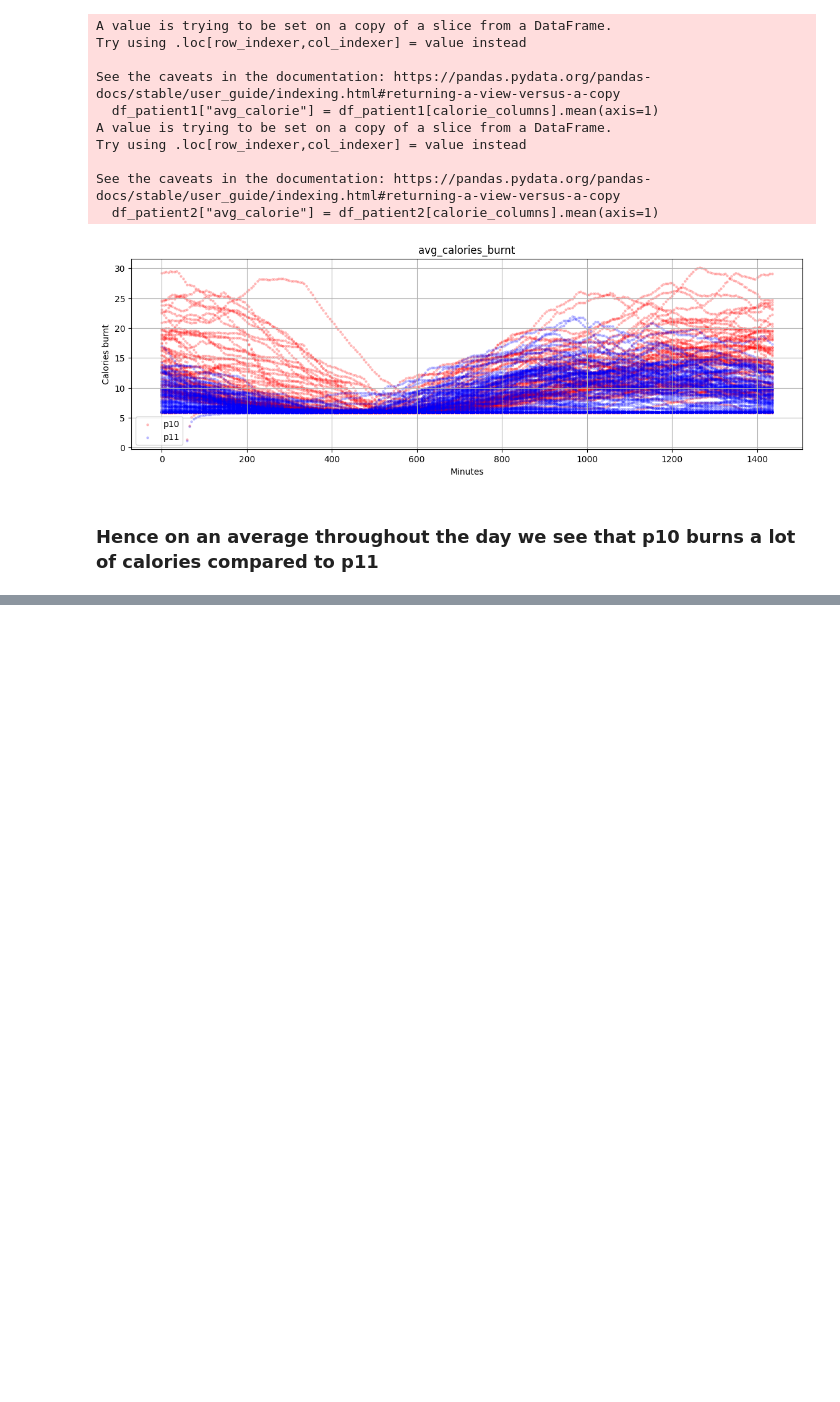
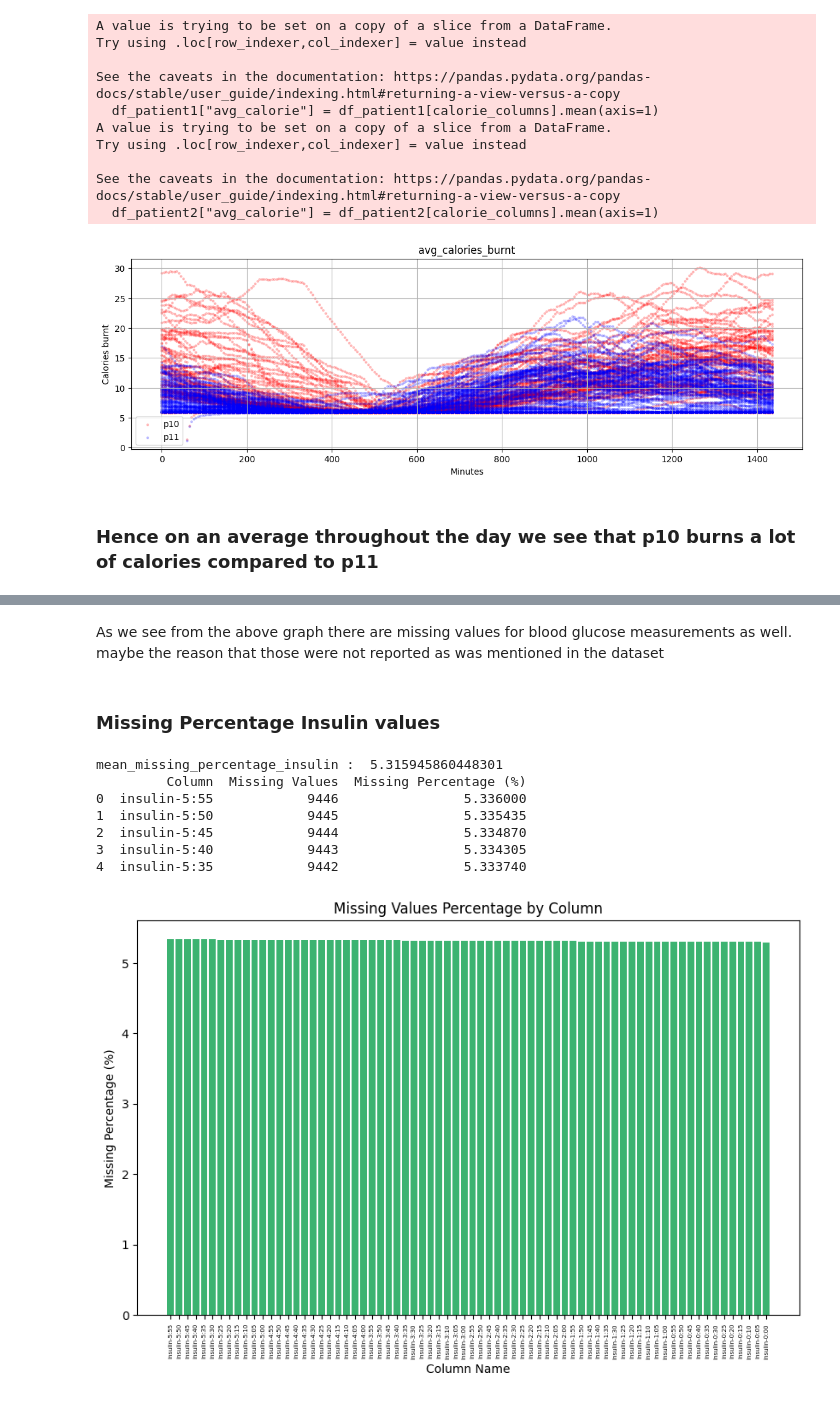
Before and after one commit to bhowmick1993/blood_glucose_prediction, a Jupyter notebook: src/notebooks/ab-brist1d-bgp-eda.ipynb, the cells around one changed output, grey strips where cells are left out. Cells and saved outputs as stored; diff of their text form; code cells hidden in the pictures; blank space fills up the shorter version.

```diff
--- a/src/notebooks/ab-brist1d-bgp-eda.ipynb
+++ b/src/notebooks/ab-brist1d-bgp-eda.ipynb
@@ -473,0 +515,36 @@ See the caveats in the documentation: https://pandas.pydata.org/pandas-docs/stab
+# %% [markdown]
+As we see from the above graph there are missing values for blood glucose measurements as well. maybe the reason that those were not reported as was mentioned in the dataset
+# %% [markdown]
+### Missing Percentage Insulin values
+# %%
+# get the missing values column wise and plot them
+insulin_columns = train_csv.filter(regex='^insulin')
+missing_values = insulin_columns.isnull().sum()
+total_rows = insulin_columns.shape[0]
+missing_percentage = (insulin_columns.isnull().mean() * 100)
+
+results_df = pd.DataFrame({'Column': missing_values.index,
+                          'Missing Values': missing_values.values,
+                          'Missing Percentage (%)': missing_percentage.values})
+
+results_df = results_df.sort_values(by='Missing Percentage (%)', ascending=False)
+mean_missing_percentage_insulin = results_df['Missing Percentage (%)'].mean()
+print("mean_missing_percentage_insulin : ", mean_missing_percentage_insulin)
+print(results_df.head())
+
+plt.figure(figsize=(10, 6))
+plt.bar(results_df['Column'], results_df['Missing Percentage (%)'], color='mediumseagreen')
+plt.xlabel('Column Name')
+plt.ylabel('Missing Percentage (%)')
+plt.title('Missing Values Percentage by Column')
+plt.xticks(rotation=90, fontsize=5)
+plt.show()
+# %% [output]
+mean_missing_percentage_insulin :  5.315945860448301
+         Column  Missing Values  Missing Percentage (%)
+0  insulin-5:55            9446                5.336000
+1  insulin-5:50            9445                5.335435
+2  insulin-5:45            9444                5.334870
+3  insulin-5:40            9443                5.334305
+4  insulin-5:35            9442                5.333740
+[figure, added]
```
Also changed, not shown: parts of 20 cells of this notebook, 2 other files.
